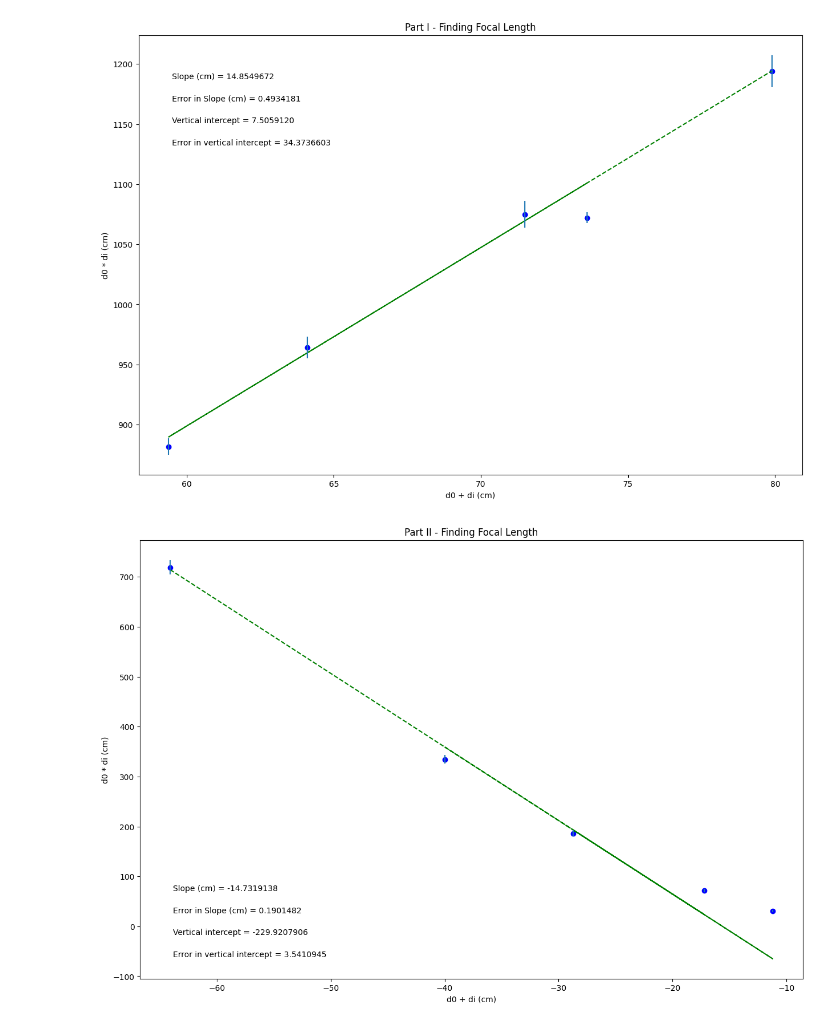
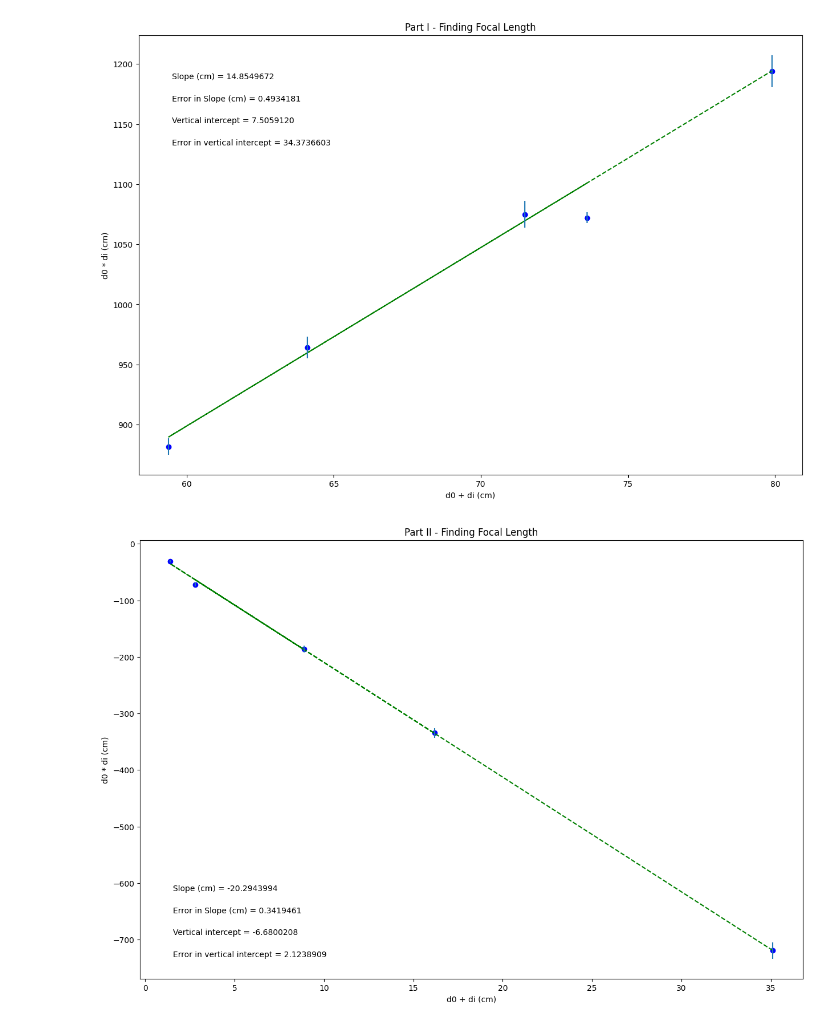
Before and after one commit to elliechakos3/Physics-Lab, a Jupyter notebook: EC_Lab9_plotting_template.ipynb, the cells around one changed output. Saved outputs shown, nothing was run; the diff lists cells and outputs as text; code cells hidden in the pictures.

```diff
--- a/EC_Lab9_plotting_template.ipynb
+++ b/EC_Lab9_plotting_template.ipynb
@@ -139,9 +139,9 @@ import matplotlib.pyplot as plt
 #variable names should start with a letter and must contain only letters, numbers, and underscores
 
 
-xvariable_changeme = np.array([-64.1, -17.2, -28.7, -11.2, -40])
+xvariable_changeme = np.array([35.1, 2.8, 8.89999999999999, 1.39999999999999, 16.2])
 
-yvariable_changeme = np.array([719.2, 72, 186.12, 30.87, 334.39])
+yvariable_changeme = np.array([-719.2, -72, -186.12, -30.87, -334.39])
 
 err_yvariable_changeme = np.array([14.6161828122119, 3.48528334572672, 6.0096588921502, 2.25743216952359, 8.6311992214292])
 
@@ -212,31 +212,31 @@ elif annotation_placement==3 or annotation_placement==4:
 #Don't need to change anything in this section!
 
 #Plot data on graph. Plot error bars and place values for slope,
 #error in slope, and vertical intercept (plus error) on the plot using "annotate"
 
 plt.figure(figsize=(15,10))
 
 plt.plot(x, fit, color='green', linestyle='--')
 plt.scatter(x, y, color='blue', marker='o')
 
 plt.xlabel(x_label)
 plt.ylabel(y_label)
 plt.title(plot_title)
 
 plt.errorbar(x, y, yerr=dy, xerr=None, fmt="none") #don't need to plot x error bars
 
 plt.annotate('Slope ({}) = {value:.{digits}f}'.format(slope_units,value=m, digits=7),
              (xpos, ypos[0]), xycoords='axes fraction')
 
 plt.annotate('Error in Slope ({}) = {value:.{digits}f}'.format(slope_units,value=dm, digits=7),
              (xpos, ypos[1]), xycoords='axes fraction')
 
 plt.annotate('Vertical intercept = {value:.{digits}f}'.format(value=b, digits=7),
              (xpos, ypos[2]), xycoords='axes fraction')
 
 plt.annotate('Error in vertical intercept = {value:.{digits}f}'.format(value=db, digits=7),
              (xpos, ypos[3]), xycoords='axes fraction')
 
 plt.show()
 # %% [output]
-[figure, old version]
+[figure, new version]
```
